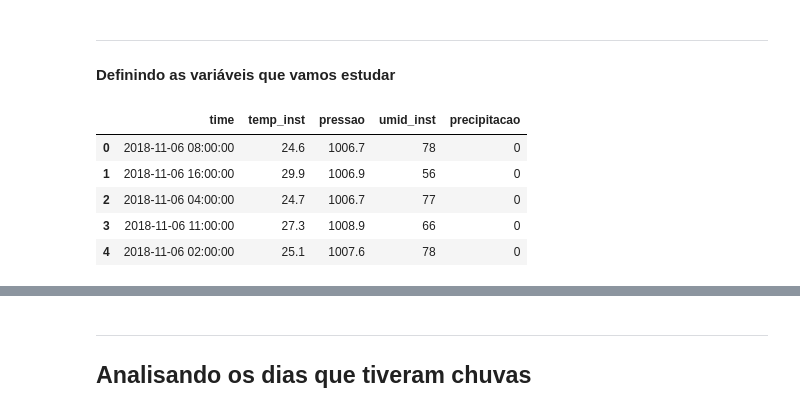
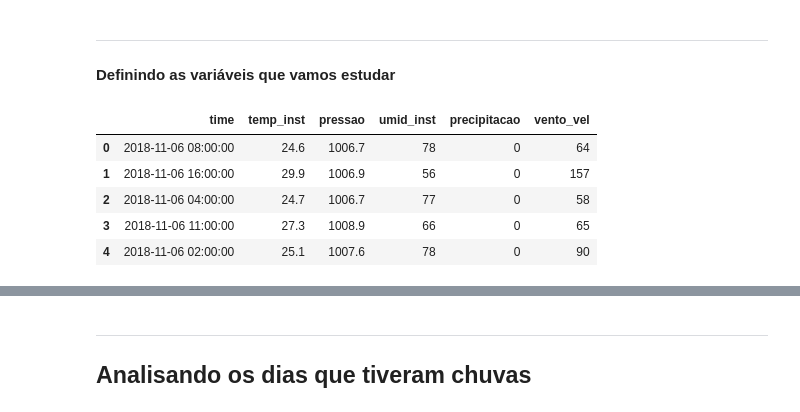
Before and after one commit to Joao-Pedro-Chacon-Ruiz/Modelo_de_precificacao_carros, a Jupyter notebook: Previsao_chuva.ipynb, the cells around one changed output, grey strips where cells are left out. Drawn from its saved outputs; the diff is of its cells as text; code cells hidden in the pictures.

```diff
--- a/Previsao_chuva.ipynb
+++ b/Previsao_chuva.ipynb
@@ -92,19 +92,19 @@ dados2.head()
 ___
 #### Definindo as variáveis que vamos estudar
 # %%
-dados_log = np.log(dados_3[['temp_inst','pressao','umid_inst','precipitacao']])
+dados_log = np.log(dados_3[['temp_inst','pressao','umid_inst','precipitacao','vento_vel']])
 
 dados3 = dados2.transpose()
-dados4 = dados3.loc[['time','temp_inst', 'pressao','umid_inst', 'precipitacao']]
+dados4 = dados3.loc[['time','temp_inst', 'pressao','umid_inst', 'precipitacao','vento_vel']]
 dados5 = dados4.transpose()
 dados5.head()
 # %% [output]
-|  | time | temp_inst | pressao | umid_inst | precipitacao |
-| 0 | 2018-11-06 08:00:00 | 24.6 | 1006.7 | 78 | 0 |
-| 1 | 2018-11-06 16:00:00 | 29.9 | 1006.9 | 56 | 0 |
-| 2 | 2018-11-06 04:00:00 | 24.7 | 1006.7 | 77 | 0 |
-| 3 | 2018-11-06 11:00:00 | 27.3 | 1008.9 | 66 | 0 |
-| 4 | 2018-11-06 02:00:00 | 25.1 | 1007.6 | 78 | 0 |
+|  | time | temp_inst | pressao | umid_inst | precipitacao | vento_vel |
+| 0 | 2018-11-06 08:00:00 | 24.6 | 1006.7 | 78 | 0 | 64 |
+| 1 | 2018-11-06 16:00:00 | 29.9 | 1006.9 | 56 | 0 | 157 |
+| 2 | 2018-11-06 04:00:00 | 24.7 | 1006.7 | 77 | 0 | 58 |
+| 3 | 2018-11-06 11:00:00 | 27.3 | 1008.9 | 66 | 0 | 65 |
+| 4 | 2018-11-06 02:00:00 | 25.1 | 1007.6 | 78 | 0 | 90 |
 # %%
 dados6 = dados5.set_index('time')
 t = [] #hora de chuva
```
Also changed, not shown: parts of 7 cells of this notebook.
